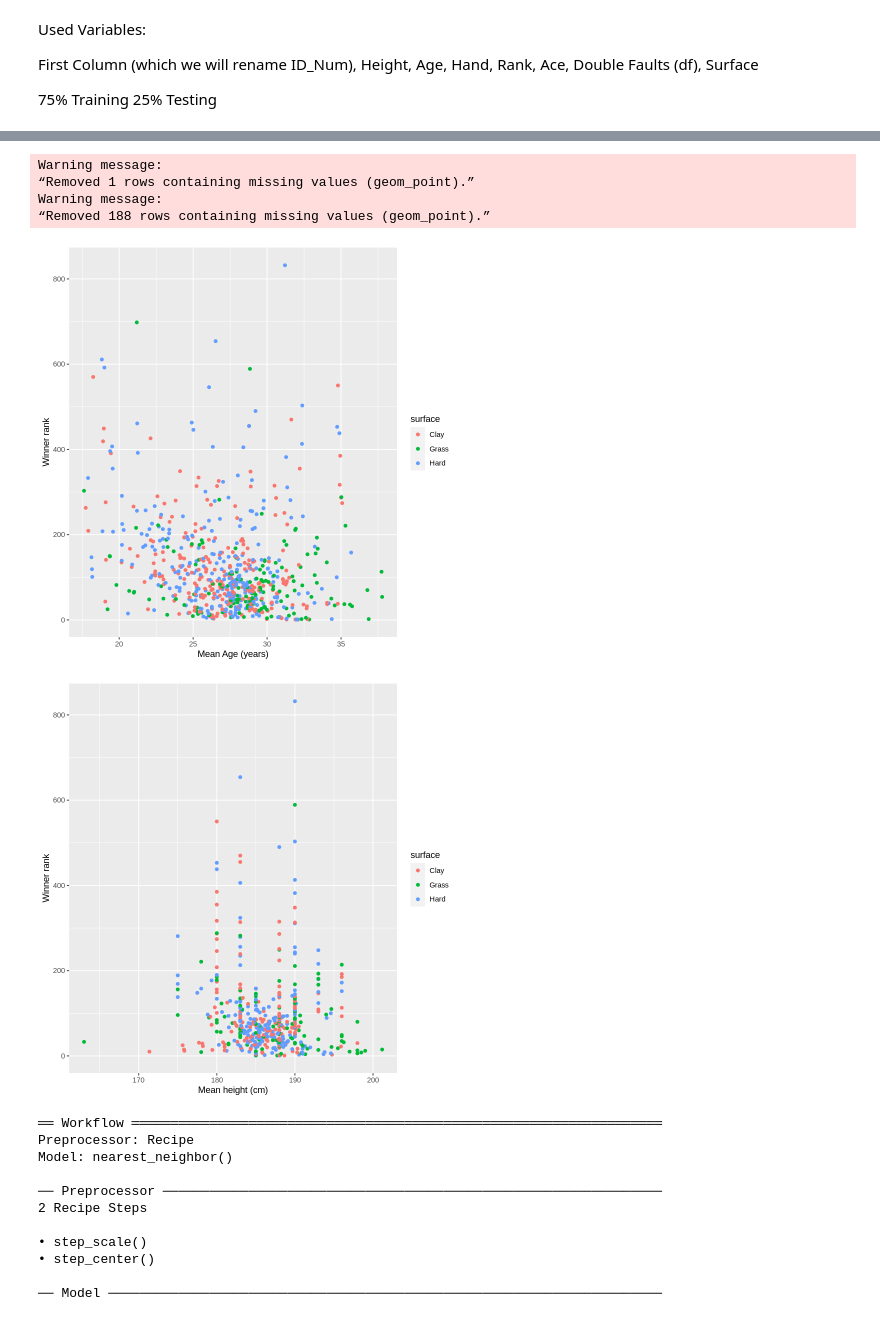
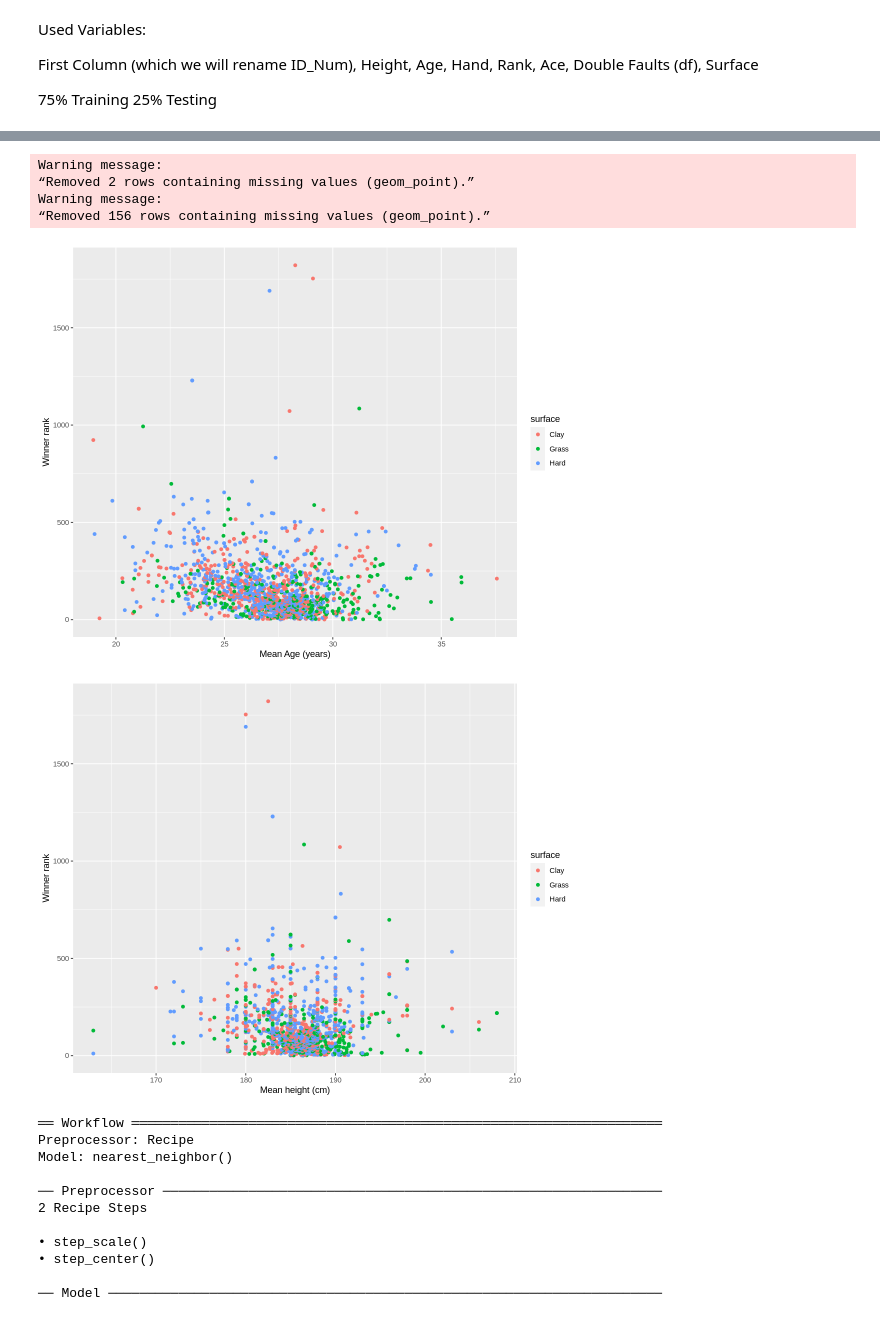
Before and after one commit to KatieSwan/DSCI100_GroupProject, a Jupyter notebook: Project_Proposal.ipynb, the cells around one changed output, grey strips where cells are left out. Saved outputs shown, nothing was run; the diff lists cells and outputs as text; code cells hidden in the pictures.

Commit message:
add pivot hand & change the length of plot

```diff
--- a/Project_Proposal.ipynb
+++ b/Project_Proposal.ipynb
@@ -65,8 +65,13 @@ tennis_pivot <- tennis_smaller |>
                      values_to = "height") |>
     pivot_longer(cols = c("winner_age", "loser_age"),
                      names_to = "wol_age",
-                     values_to = "age")
+                     values_to = "age") |>
+    pivot_longer(cols = c("winner_hand", "loser_hand"),
+                     names_to = "wol_hand",
+                     values_to = "hand")
 tennis_pivot |>
             slice(1 : 10)
+#
+#Filter all the NA first before continuing
 # %% [output]
 A tibble: 10 × 10
@@ -108,6 +90,6 @@ A tibble: 10 × 6
 # %%
-tennis_mean <- tennis_smaller|>
-    group_by(winner_rank, surface, winner_hand)|>
-    summarize(mean_ht = mean(winner_ht, na.rm = TRUE), mean_age = mean(winner_age))
+tennis_mean <- tennis_pivot|>
+    group_by(rank, surface, hand) |>
+    summarize(mean_ht = mean(height, na.rm = TRUE), mean_age = mean(age))
 head(tennis_mean, 10)
 # %% [output]
@@ -129,5 +111,5 @@ A grouped_df: 10 × 5
 # %%
-tennis_split <- initial_split(tennis_mean, prop = 0.75, strata = winner_rank )
+tennis_split <- initial_split(tennis_mean, prop = 0.75, strata = rank )
 tennis_training <- training(tennis_split)
 tennis_testing <- testing(tennis_split)
 # %%
@@ -155,24 +137,27 @@ A grouped_df: 676 × 5
 # %%
+options(repr.plot.width = 9, repr.plot.height = 7)
 rank_vs_age_plot <- tennis_training|>
     filter(surface == "Clay"| surface == "Grass"| surface == "Hard")|>
-    ggplot(aes(x=mean_age, y=winner_rank, colour = surface))+
+    ggplot(aes(x=mean_age, y=rank, colour = surface))+
     geom_point() +
     labs(x = "Mean Age (years)", y = "Winner rank")
 rank_vs_age_plot
-
+#
+# use facet_grid
+#
 rank_vs_height_plot<- tennis_training|>
     filter(surface == "Clay"| surface == "Grass"| surface == "Hard")|>
-    ggplot(aes(x=mean_ht, y=winner_rank, colour = surface))+
+    ggplot(aes(x=mean_ht, y=rank, colour = surface))+
     geom_point() +
     labs(x = "Mean height (cm)", y = "Winner rank")
 rank_vs_height_plot
 # %% [output]
 Warning message:
-“Removed 1 rows containing missing values (geom_point).”
+“Removed 2 rows containing missing values (geom_point).”
 Warning message:
-“Removed 188 rows containing missing values (geom_point).”
+“Removed 156 rows containing missing values (geom_point).”
-[figure, old version]
+[figure, new version]
-[figure, old version]
+[figure, new version]
 # %%
 tennis_spec <- nearest_neighbor(weight_func = "rectangular", neighbors = tune()) |>
                   set_engine("kknn") |>
```
Also changed, not shown: parts of 5 cells of this notebook.
